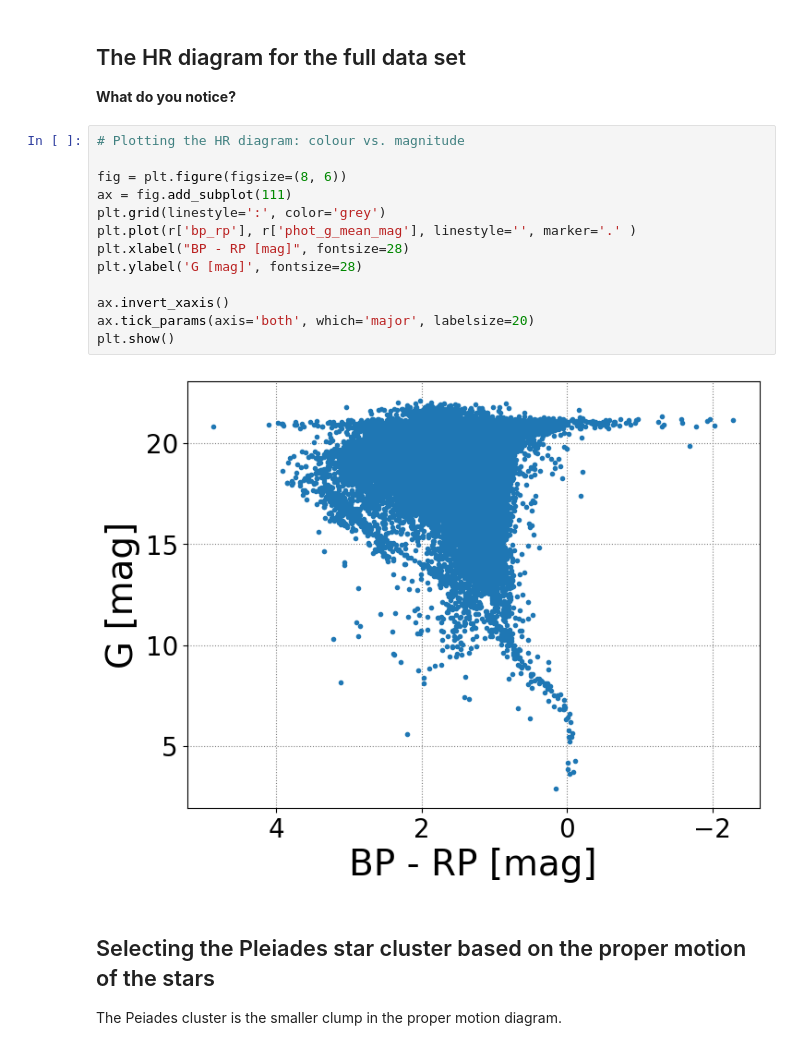
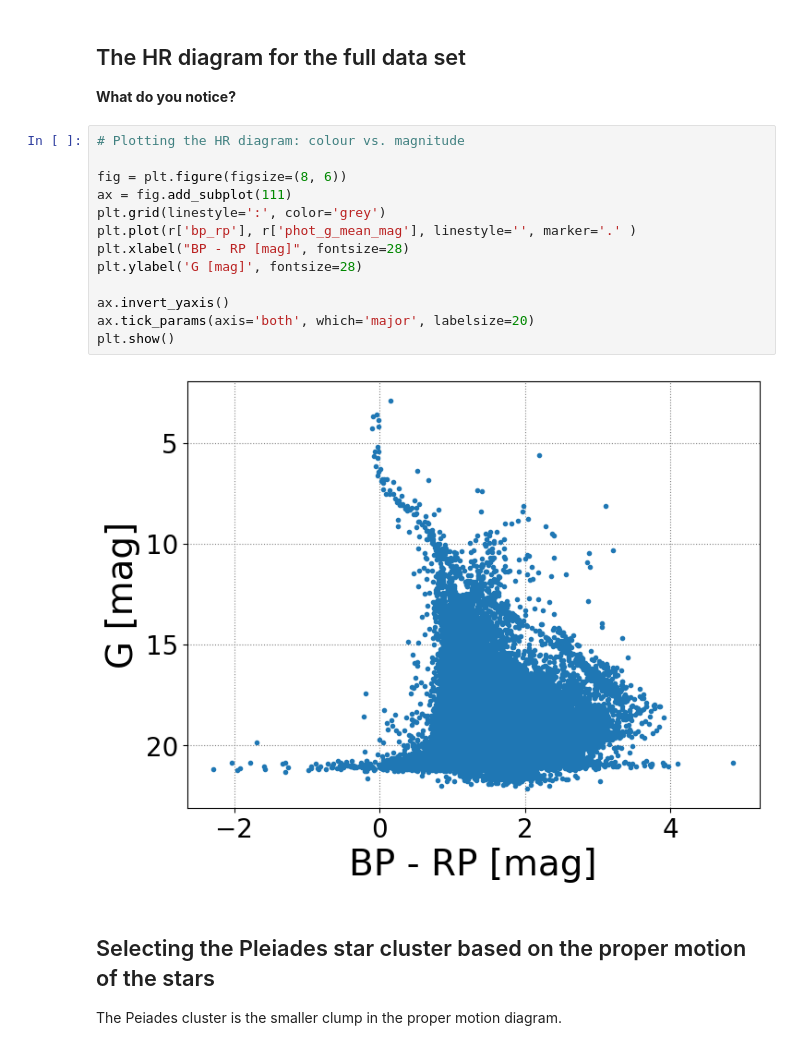
Before and after one commit to helgadenes/Astrophysics_yachay, a Jupyter notebook: python_tutorials/HR-diagram/Pleiades_proper_motion.ipynb, the cells around one changed output. Cells and saved outputs as stored; diff of their text form.

```diff
--- a/python_tutorials/HR-diagram/Pleiades_proper_motion.ipynb
+++ b/python_tutorials/HR-diagram/Pleiades_proper_motion.ipynb
@@ -161,18 +159,18 @@ plt.show()
 # %%
 # Plotting the HR diagram: colour vs. magnitude
 
 fig = plt.figure(figsize=(8, 6))
 ax = fig.add_subplot(111)
 plt.grid(linestyle=':', color='grey')
 plt.plot(r['bp_rp'], r['phot_g_mean_mag'], linestyle='', marker='.' )
 plt.xlabel("BP - RP [mag]", fontsize=28)
 plt.ylabel('G [mag]', fontsize=28)
 
-ax.invert_xaxis()
+ax.invert_yaxis()
 ax.tick_params(axis='both', which='major', labelsize=20)
 plt.show()
 # %% [output]
-[figure, old version]
+[figure, new version]
 # %% [markdown]
 ## Selecting the Pleiades star cluster based on the proper motion of the stars
 
```
Also changed, not shown: parts of 9 cells of this notebook, 4 other files.
